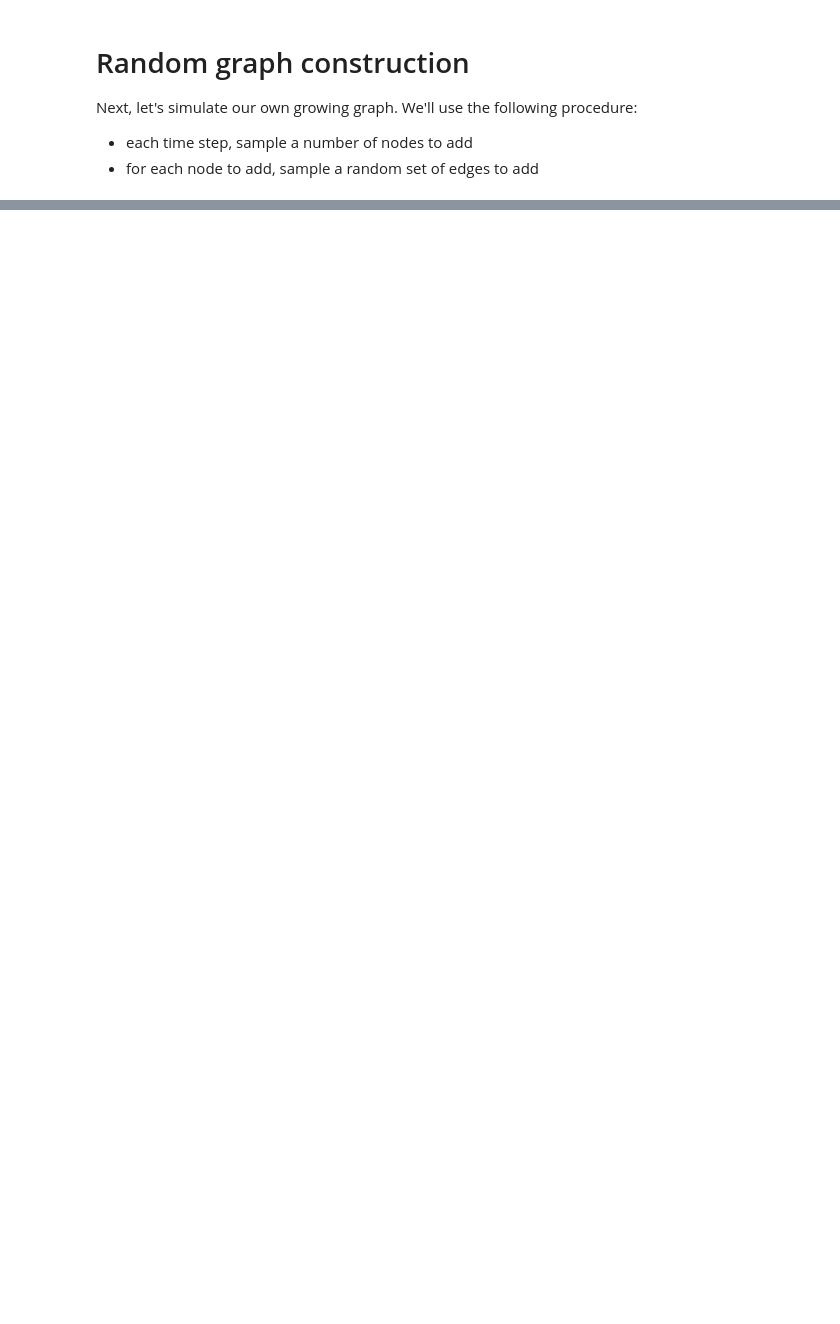
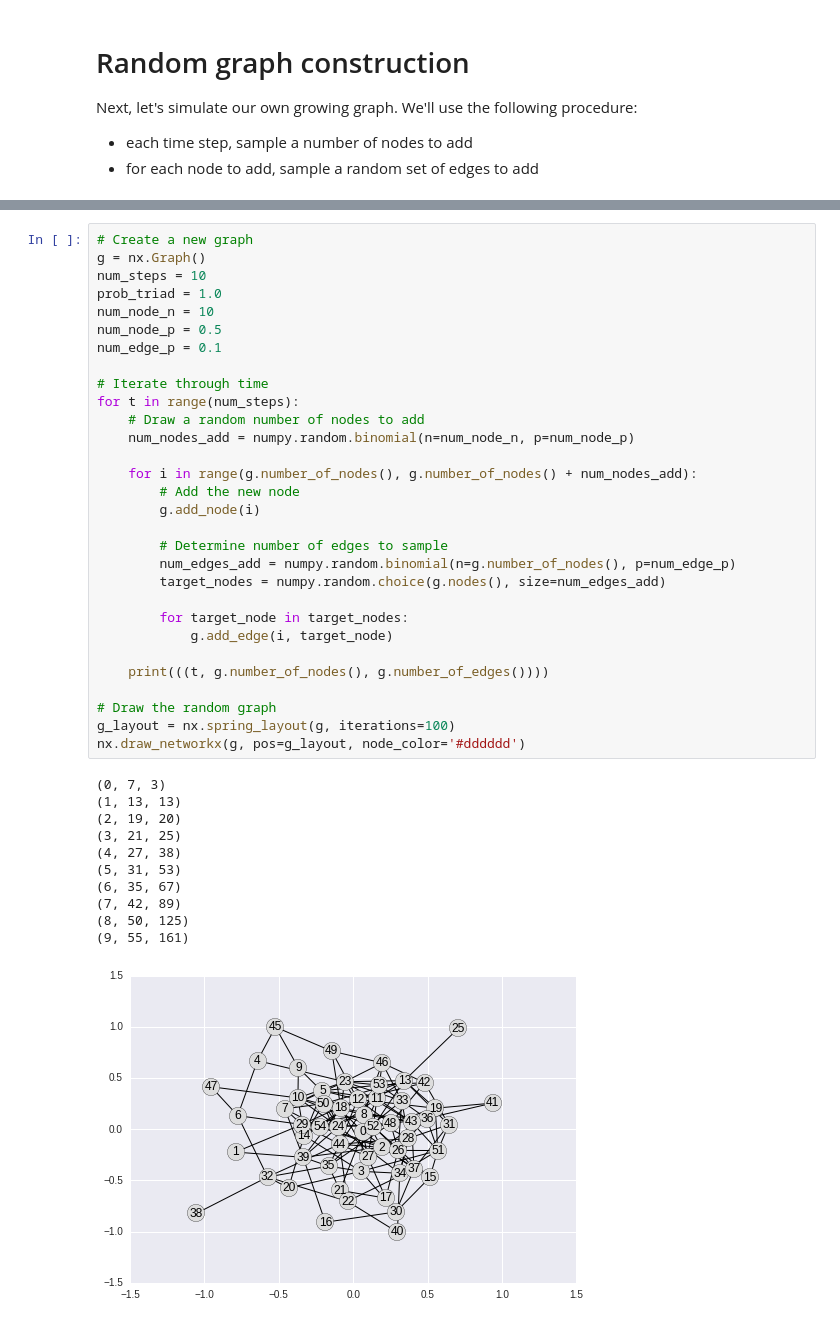
Before and after one commit to mjbommar/cscs-530-w2016, a Jupyter notebook: notebooks/basic-space/004-my-first-network.ipynb, the cells around one changed output, grey strips where cells are left out. Saved outputs shown, nothing was run; the diff lists cells and outputs as text; blank space fills up the shorter version.

```diff
--- a/notebooks/basic-space/004-my-first-network.ipynb
+++ b/notebooks/basic-space/004-my-first-network.ipynb
@@ -150,0 +122,42 @@ nx.draw_networkx(giant_component, pos=g_layout, node_color='#dddddd')
+# %%
+# Create a new graph
+g = nx.Graph()
+num_steps = 10
+prob_triad = 1.0
+num_node_n = 10
+num_node_p = 0.5
+num_edge_p = 0.1
+
+# Iterate through time
+for t in range(num_steps):
+    # Draw a random number of nodes to add
+    num_nodes_add = numpy.random.binomial(n=num_node_n, p=num_node_p)
+
+    for i in range(g.number_of_nodes(), g.number_of_nodes() + num_nodes_add):
+        # Add the new node
+        g.add_node(i)
+
+        # Determine number of edges to sample
+        num_edges_add = numpy.random.binomial(n=g.number_of_nodes(), p=num_edge_p)
+        target_nodes = numpy.random.choice(g.nodes(), size=num_edges_add)
+
+        for target_node in target_nodes:
+            g.add_edge(i, target_node)
+
+    print(((t, g.number_of_nodes(), g.number_of_edges())))
+
+# Draw the random graph
+g_layout = nx.spring_layout(g, iterations=100)
+nx.draw_networkx(g, pos=g_layout, node_color='#dddddd')
+# %% [output]
+(0, 7, 3)
+(1, 13, 13)
+(2, 19, 20)
+(3, 21, 25)
+(4, 27, 38)
+(5, 31, 53)
+(6, 35, 67)
+(7, 42, 89)
+(8, 50, 125)
+(9, 55, 161)
+[figure, added]
```
Also changed, not shown: parts of 9 cells of this notebook.
